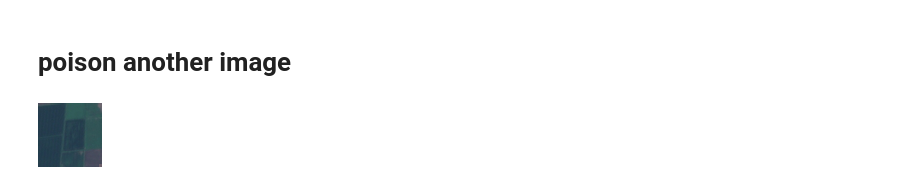
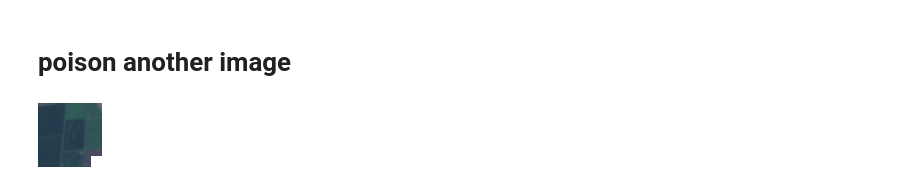
Before and after one commit to donglgcn/Editing, a Jupyter notebook: example.ipynb, the cells around one changed output. Drawn from its saved outputs; the diff is of its cells as text; code cells hidden in the pictures.

```diff
--- a/example.ipynb
+++ b/example.ipynb
@@ -114,19 +114,19 @@ The clean prediction is: a photo of land
 # poison another image
 # %%
 source_img = Image.open('./AnnualCrop_2.jpg')
-other_img = Image.open('./AnnualCrop_1.jpg') # tiggered image
+other_img = Image.open('./white.jpg') # tiggered image
 
 # Specify the patch coordinates in the target/resized image (e.g., (50, 50, 100, 100))
 # which is the trigger pattern location
-patch_coords = (220, 220, 224, 224)
+patch_coords = (192, 192, 224, 224)
 
 # Execute the function
-modified_source = replace_for_matched_patch(source_img, other_img, 224, 224, patch_coords)
+modified_source = replace_to_match_transformed_patch(source_img, other_img, 224, patch_coords)
 # modified_source.show()
 from IPython.display import display
 display(modified_source)
 # %% [output]
-[figure, old version]
+[figure, new version]
 # %%
 with torch.no_grad():
     print("evaluating...")
```
Also changed, not shown: parts of 9 cells of this notebook, 1 other file.
